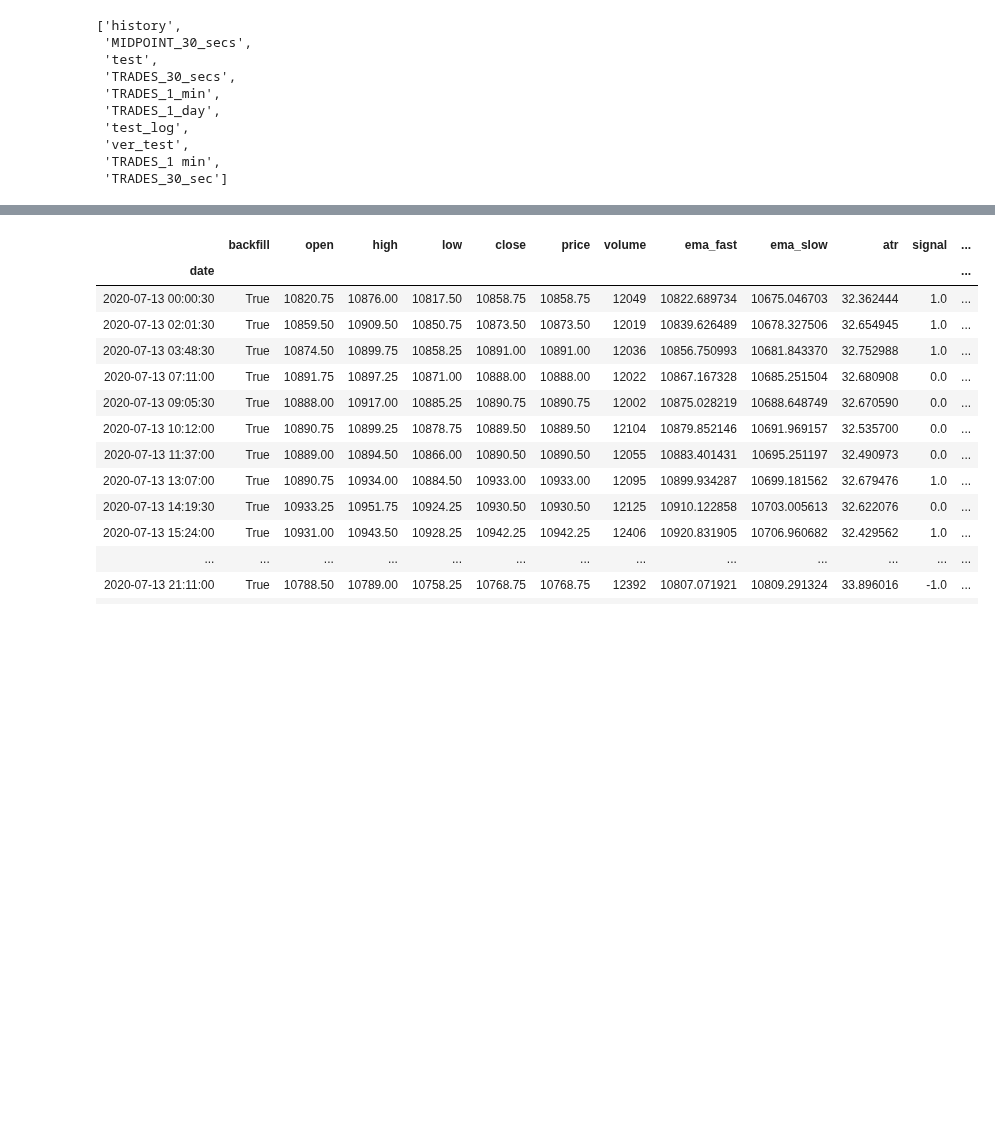
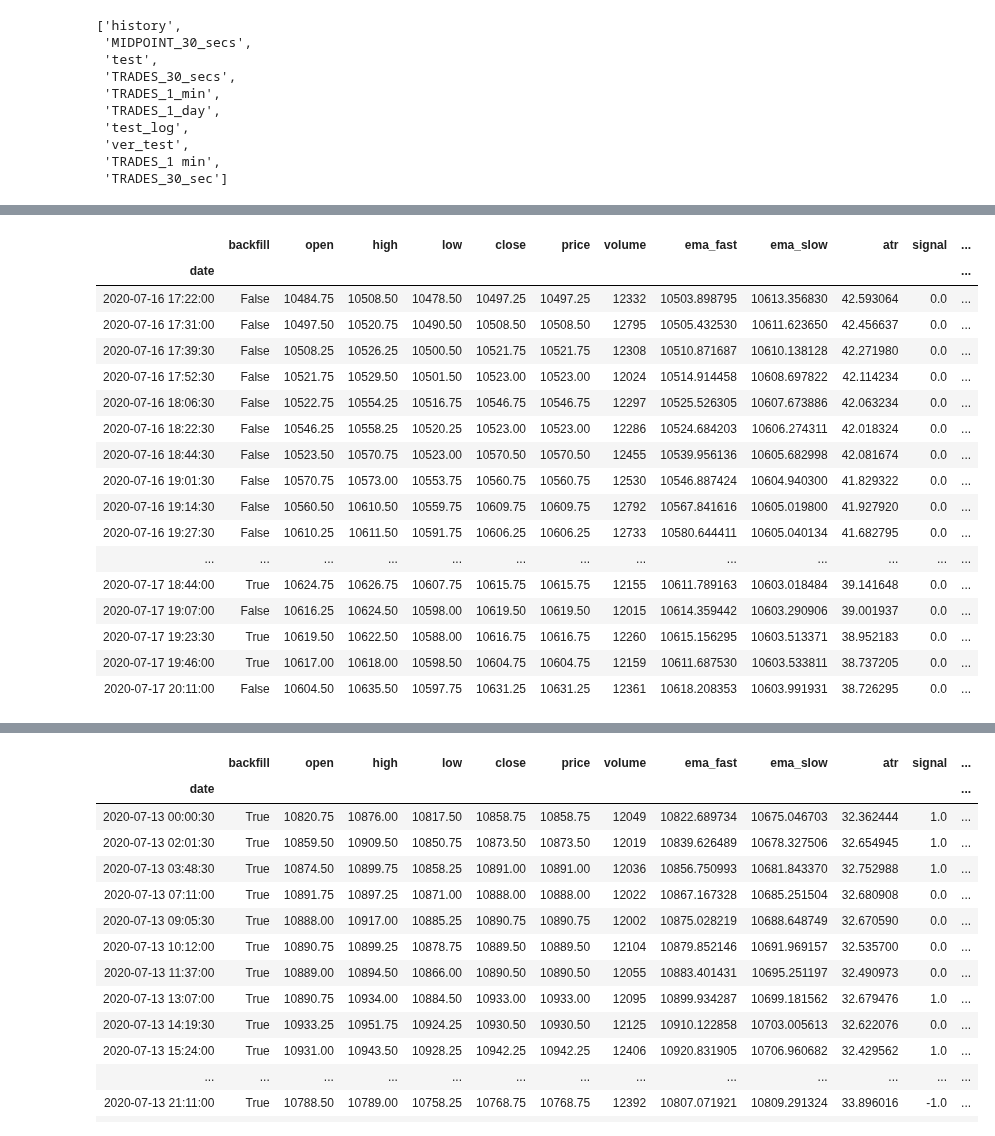
Before and after one commit to t1user/haymaker, a Jupyter notebook: notebooks/42_basic_strategy_enhancements.ipynb, the cells around one changed output, grey strips where cells are left out. Saved outputs shown, nothing was run; the diff lists cells and outputs as text; code cells hidden in the pictures; blank space fills up the shorter version.

```diff
--- a/notebooks/42_basic_strategy_enhancements.ipynb
+++ b/notebooks/42_basic_strategy_enhancements.ipynb
@@ -215 +112,22 @@ df['s'] = range_crosser(df['carver_rsi'], 50)
+# %%
+df.tail(50)
+# %% [output]
+|  | backfill | open | high | low | close | price | volume | ema_fast | ema_slow | atr | signal | ... |
+| date |  |  |  |  |  |  |  |  |  |  |  | ... |
+| 2020-07-16 17:22:00 | False | 10484.75 | 10508.50 | 10478.50 | 10497.25 | 10497.25 | 12332 | 10503.898795 | 10613.356830 | 42.593064 | 0.0 | ... |
+| 2020-07-16 17:31:00 | False | 10497.50 | 10520.75 | 10490.50 | 10508.50 | 10508.50 | 12795 | 10505.432530 | 10611.623650 | 42.456637 | 0.0 | ... |
+| 2020-07-16 17:39:30 | False | 10508.25 | 10526.25 | 10500.50 | 10521.75 | 10521.75 | 12308 | 10510.871687 | 10610.138128 | 42.271980 | 0.0 | ... |
+| 2020-07-16 17:52:30 | False | 10521.75 | 10529.50 | 10501.50 | 10523.00 | 10523.00 | 12024 | 10514.914458 | 10608.697822 | 42.114234 | 0.0 | ... |
+| 2020-07-16 18:06:30 | False | 10522.75 | 10554.25 | 10516.75 | 10546.75 | 10546.75 | 12297 | 10525.526305 | 10607.673886 | 42.063234 | 0.0 | ... |
+| 2020-07-16 18:22:30 | False | 10546.25 | 10558.25 | 10520.25 | 10523.00 | 10523.00 | 12286 | 10524.684203 | 10606.274311 | 42.018324 | 0.0 | ... |
+| 2020-07-16 18:44:30 | False | 10523.50 | 10570.75 | 10523.00 | 10570.50 | 10570.50 | 12455 | 10539.956136 | 10605.682998 | 42.081674 | 0.0 | ... |
+| 2020-07-16 19:01:30 | False | 10570.75 | 10573.00 | 10553.75 | 10560.75 | 10560.75 | 12530 | 10546.887424 | 10604.940300 | 41.829322 | 0.0 | ... |
+| 2020-07-16 19:14:30 | False | 10560.50 | 10610.50 | 10559.75 | 10609.75 | 10609.75 | 12792 | 10567.841616 | 10605.019800 | 41.927920 | 0.0 | ... |
+| 2020-07-16 19:27:30 | False | 10610.25 | 10611.50 | 10591.75 | 10606.25 | 10606.25 | 12733 | 10580.644411 | 10605.040134 | 41.682795 | 0.0 | ... |
+| ... | ... | ... | ... | ... | ... | ... | ... | ... | ... | ... | ... | ... |
+| 2020-07-17 18:44:00 | True | 10624.75 | 10626.75 | 10607.75 | 10615.75 | 10615.75 | 12155 | 10611.789163 | 10603.018484 | 39.141648 | 0.0 | ... |
+| 2020-07-17 19:07:00 | False | 10616.25 | 10624.50 | 10598.00 | 10619.50 | 10619.50 | 12015 | 10614.359442 | 10603.290906 | 39.001937 | 0.0 | ... |
+| 2020-07-17 19:23:30 | True | 10619.50 | 10622.50 | 10588.00 | 10616.75 | 10616.75 | 12260 | 10615.156295 | 10603.513371 | 38.952183 | 0.0 | ... |
+| 2020-07-17 19:46:00 | True | 10617.00 | 10618.00 | 10598.50 | 10604.75 | 10604.75 | 12159 | 10611.687530 | 10603.533811 | 38.737205 | 0.0 | ... |
+| 2020-07-17 20:11:00 | False | 10604.50 | 10635.50 | 10597.75 | 10631.25 | 10631.25 | 12361 | 10618.208353 | 10603.991931 | 38.726295 | 0.0 | ... |
 # %%
```
Also changed, not shown: parts of 22 cells of this notebook, 23 other files.
